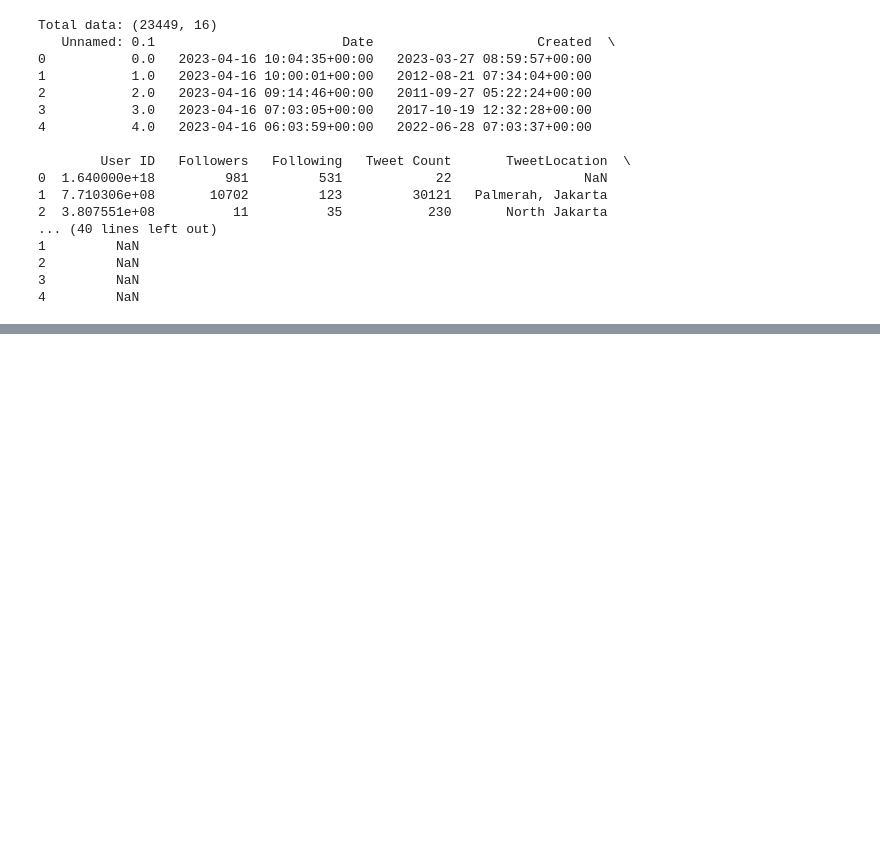
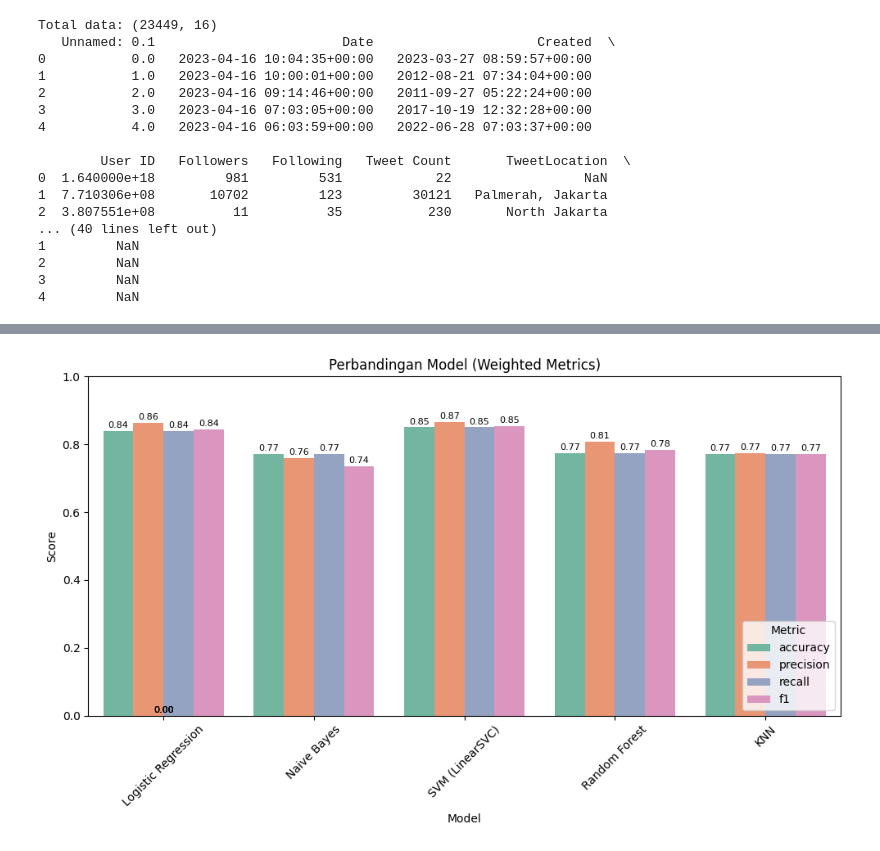
Before and after one commit to zycro21/socb4zz-analyzer-Machine-Learning, a Jupyter notebook: notebooks/social_analyzer.ipynb, the cells around one changed output, grey strips where cells are left out. Drawn from its saved outputs; the diff is of its cells as text; code cells hidden in the pictures; blank space fills up the shorter version.

Commit message:
add: modeling process unfinished-1

```diff
--- a/notebooks/social_analyzer.ipynb
+++ b/notebooks/social_analyzer.ipynb
@@ -76,0 +106,10 @@ print(df_clean.head())
+# %%
+def clean_text(text):
+    text = text.lower()
+    text = re.sub(r"http\S+", "", text)  # hapus URL
+    text = re.sub(r"[^a-zA-Z\s]", "", text)  # hapus angka & simbol
+    text = re.sub(r"\s+", " ", text).strip()
+    return text
+
+df_clean["clean_text"] = df_clean["Text"].astype(str).apply(clean_text)
+print(df_clean[["Text", "clean_text", "label"]].head())
@@ -76,0 +173,88 @@ print(df_clean.head())
+# %%
+vectorizer = TfidfVectorizer(max_features=5000, ngram_range=(1,2))
+X_train_tfidf = vectorizer.fit_transform(X_train)
+X_test_tfidf = vectorizer.transform(X_test)
+# %%
+models = {
+    "Logistic Regression": LogisticRegression(max_iter=200, class_weight="balanced"),
+    "Naive Bayes": MultinomialNB(),
+    "SVM (LinearSVC)": LinearSVC(class_weight="balanced", max_iter=1000),
+    "Random Forest": RandomForestClassifier(
+        n_estimators=150,
+        class_weight="balanced",
+        random_state=42,
+        max_depth=20
+    ),
+    "KNN": KNeighborsClassifier(n_neighbors=10, metric="cosine")
+}
+
+# Simpan hasil metric ke dict
+results = {}
+trained_models = {}
+
+for name, clf in models.items():
+    clf.fit(X_train_tfidf, y_train)
+    y_pred = clf.predict(X_test_tfidf)
+    report = classification_report(y_test, y_pred, output_dict=True)
+
+    results[name] = {
+        "accuracy": report["accuracy"],
+        "precision": report["weighted avg"]["precision"],
+        "recall": report["weighted avg"]["recall"],
+        "f1": report["weighted avg"]["f1-score"]
+    }
+
+    trained_models[name] = clf  # simpan instance model yg sudah dilatih
+
+    print(f"===== {name} =====")
+    print(classification_report(y_test, y_pred))
+    print("\n")
+
+df_results = pd.DataFrame(results).T  # Transpose biar model jadi index
+
+# # Pilih model terbaik (berdasarkan f1 misalnya)
+# best_model_name = df_results["f1"].idxmax()
+# best_model = trained_models[best_model_name]
+# print(f"Model terbaik: {best_model_name} (F1: {df_results['f1'].max():.4f})")
+
+# # Simpan model terbaik ke folder models/
+# os.makedirs("models", exist_ok=True)
+# model_path = os.path.join("models", f"{best_model_name.replace(' ', '_').lower()}.pkl")
+
+# with open(model_path, "wb") as f:
+#     pickle.dump(best_model, f)
+
+# print(f"Model disimpan di: {model_path}")
+
+# # Simpan vectorizer agar bisa dipakai saat inference
+# vectorizer_path = os.path.join("models", "tfidf_vectorizer.pkl")
+# with open(vectorizer_path, "wb") as f:
+#     pickle.dump(vectorizer, f)
+
+# print(f"Vectorizer disimpan di: {vectorizer_path}")
+
+# Convert ke long format biar seaborn otomatis bikin legend per metric
+df_long = df_results.reset_index().melt(id_vars="index", var_name="Metric", value_name="Score")
+df_long.rename(columns={"index": "Model"}, inplace=True)
+
+plt.figure(figsize=(10,6))
+sns.barplot(data=df_long, x="Model", y="Score", hue="Metric", palette="Set2")
+
+# Tambah skor di atas bar
+for p in plt.gca().patches:
+    plt.gca().annotate(
+        f'{p.get_height():.2f}',
+        (p.get_x() + p.get_width() / 2., p.get_height()),
+        ha='center', va='center',
+        fontsize=8, color='black', xytext=(0, 5),
+        textcoords='offset points'
+    )
+
+plt.title("Perbandingan Model (Weighted Metrics)")
+plt.ylabel("Score")
+plt.ylim(0, 1)
+plt.xticks(rotation=45)
+plt.legend(title="Metric")
+plt.tight_layout()
+plt.show()
+# %% [output]
@@ -76,0 +278 @@ print(df_clean.head())
+[figure, added]
```
Also changed, not shown: parts of 14 cells of this notebook, 3 other files.
